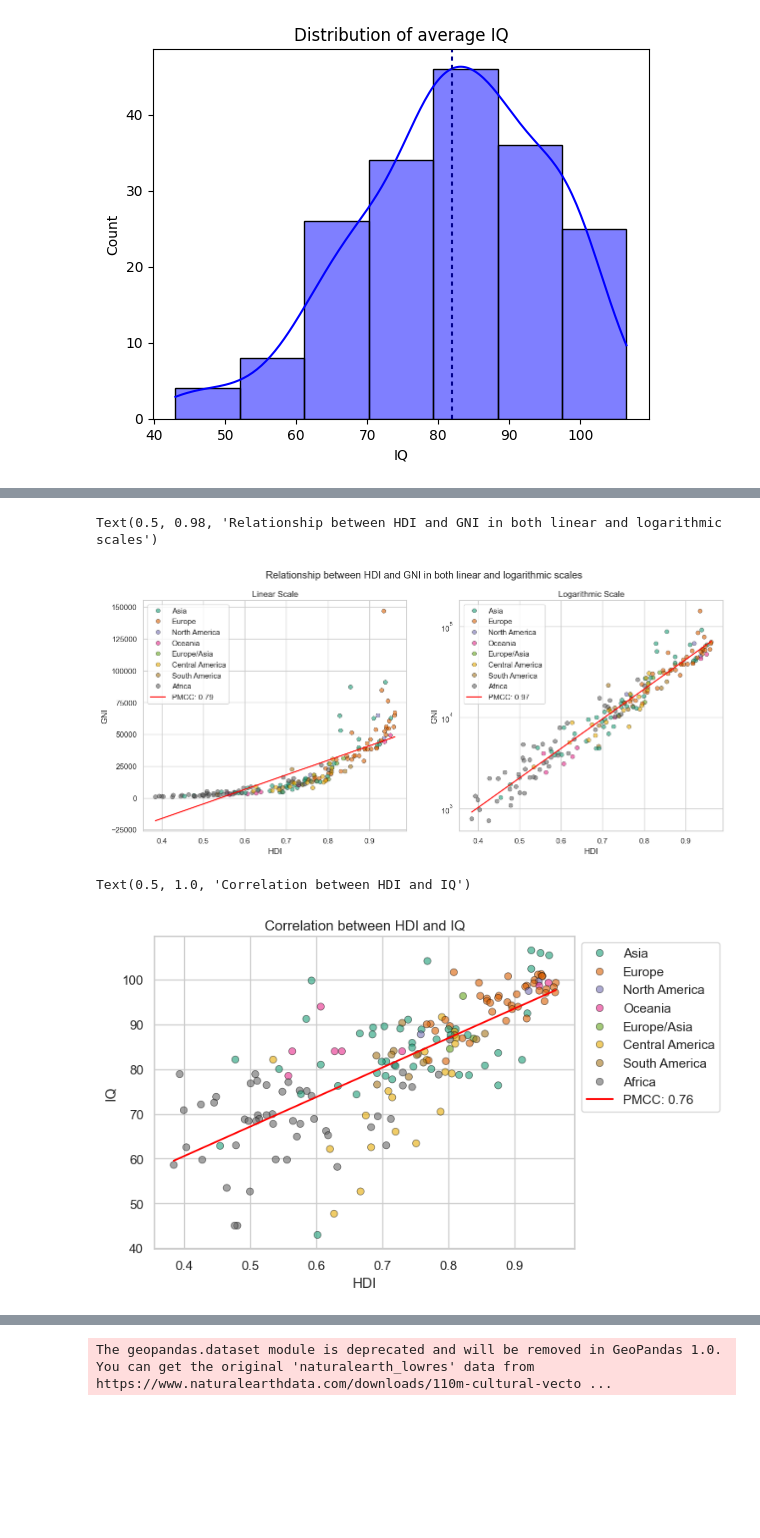
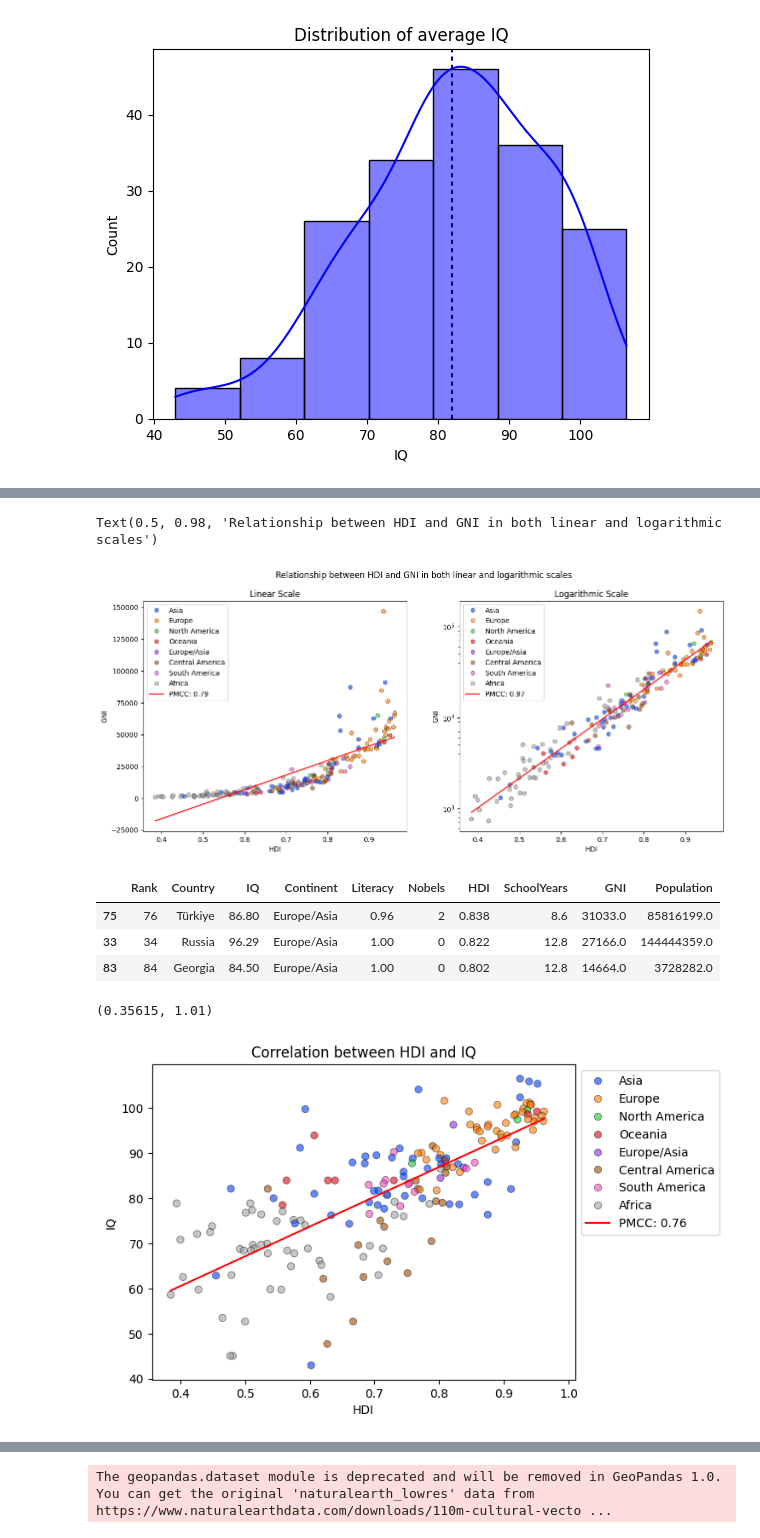
Before and after one commit to Mamin-gamer/ProfessionalSoftwareModule, a Jupyter notebook: Coursework/Notebooks/Main.ipynb, the cells around one changed output, grey strips where cells are left out. Cells and saved outputs as stored; diff of their text form; code cells hidden in the pictures; blank space fills up the shorter version.

```diff
--- a/Coursework/Notebooks/Main.ipynb
+++ b/Coursework/Notebooks/Main.ipynb
@@ -34,7 +34,7 @@ DF.rename(
 DF = DF.astype({"Population": "float64"})
 # %%
 order = DF["Country"].copy().to_list()
-colours = dict(zip(DF["Continent"].unique(), sns.color_palette("Dark2")))
+colours = dict(zip(DF["Continent"].unique(), sns.color_palette("bright", 8)))
 kwargs = {"hue": "Continent", "palette": colours, "edgecolor": "black", "alpha": 0.6}
 # At a very late stage made a colour pallete for continents only
 # %%
@@ -187,18 +169,26 @@ fig.suptitle('Relationship between HDI and GNI in both linear and logarithmic sc
 #Significant? [TK]
 # %% [output]
 Text(0.5, 0.98, 'Relationship between HDI and GNI in both linear and logarithmic scales')
-[figure, old version]
+[figure, new version]
+# %%
+DF.sort_values(by = "HDI", ascending=False).query("Continent == 'Europe/Asia'")
+# %% [output]
+|  | Rank | Country | IQ | Continent | Literacy | Nobels | HDI | SchoolYears | GNI | Population |
+| 75 | 76 | Türkiye | 86.80 | Europe/Asia | 0.96 | 2 | 0.838 | 8.6 | 31033.0 | 85816199.0 |
+| 33 | 34 | Russia | 96.29 | Europe/Asia | 1.00 | 0 | 0.822 | 12.8 | 27166.0 | 144444359.0 |
+| 83 | 84 | Georgia | 84.50 | Europe/Asia | 1.00 | 0 | 0.802 | 12.8 | 14664.0 | 3728282.0 |
 # %%
 fig, ax = plt.subplots()
 m,q, cor = MF.linear_regression(DF["HDI"].to_list(), DF["IQ"].to_list())
 
 sns.scatterplot(data = DF, x = "HDI", y = "IQ", **kwargs)
 sns.lineplot(x = DF["HDI"], y = m*DF["HDI"] + q , label = f'PMCC: {round(cor, 2)}', color = "red", ax = ax)
 sns.move_legend(ax, "upper left", bbox_to_anchor=(1, 1))
 plt.title("Correlation between HDI and IQ")
+plt.xlim((None, 1.01))
 # %% [output]
-Text(0.5, 1.0, 'Correlation between HDI and IQ')
+(0.35615, 1.01)
-[figure, old version]
+[figure, new version]
 # %%
 fig, axes = plt.subplots(1, 2, figsize=(15, 6))
 m,q, cor = MF.linear_regression(DF["GNI"].to_list(), DF["IQ"].to_list())
```
Also changed, not shown: parts of 18 cells of this notebook.
